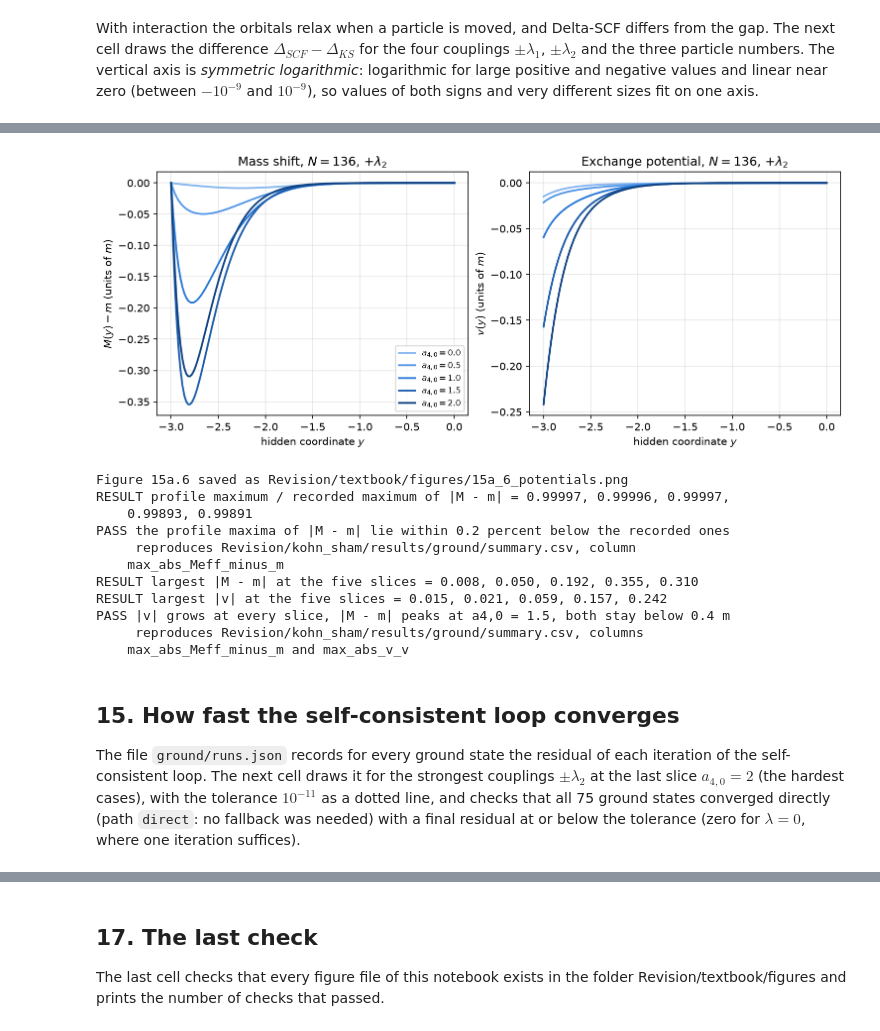
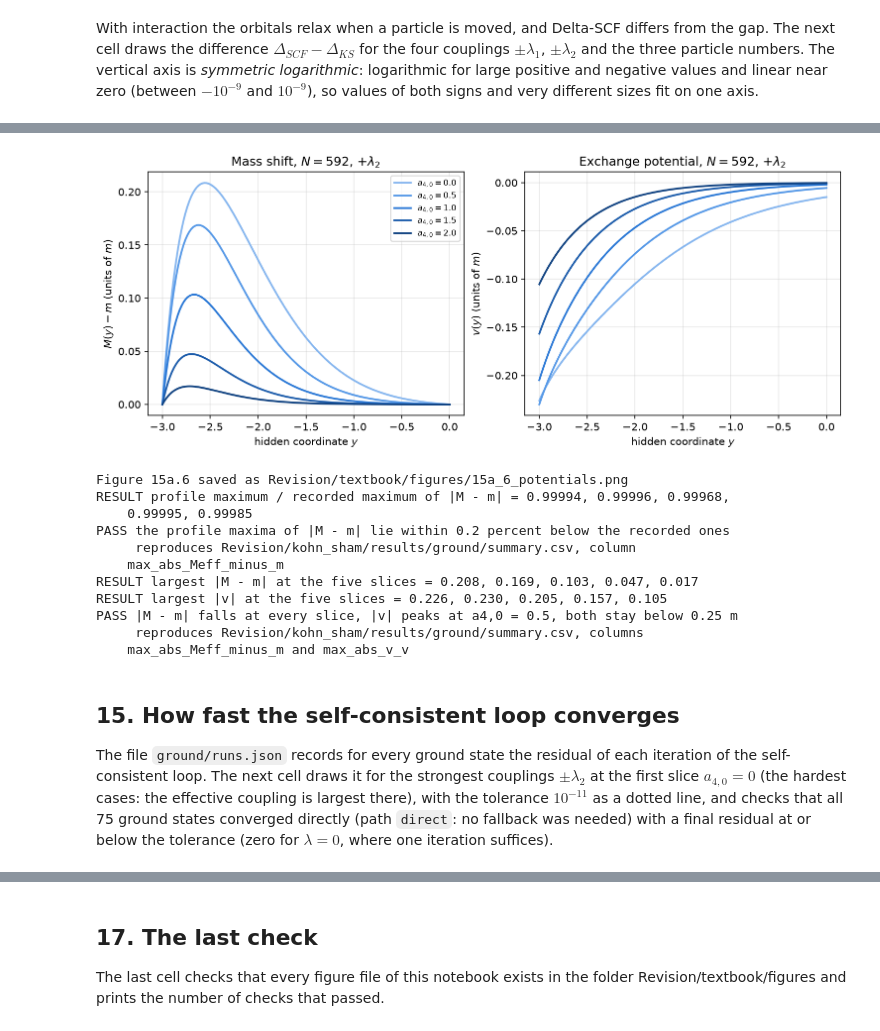
Before and after one commit to once-ere/Dirac_claude, a Jupyter notebook: Revision/textbook/notebooks/15a_canonical_matrix.ipynb, the cells around one changed output, grey strips where cells are left out. Cells and saved outputs as stored; diff of their text form; code cells hidden in the pictures.

```diff
--- a/Revision/textbook/notebooks/15a_canonical_matrix.ipynb
+++ b/Revision/textbook/notebooks/15a_canonical_matrix.ipynb
@@ -1250,7 +1329,7 @@ both signs and very different sizes fit on one axis.
 # %%
 fig, axes = plt.subplots(1, 3, figsize=(10.0, 3.8), sharey=True,
                          layout="constrained")
-for ax, n in zip(axes, (8, 136, 688)):
+for ax, n in zip(axes, (8, 592, 2352)):
     for colour, tag, label in zip(PALETTE, ("lamp1", "lamm1", "lamp2", "lamm2"),
                                   ("$+\\lambda_1$", "$-\\lambda_1$", "$+\\lambda_2$",
                                    "$-\\lambda_2$")):
@@ -1264,18 +1343,22 @@ axes[0].set_ylabel("$\\Delta_{SCF} - \\Delta_{KS}$ (units of $m$)")
 axes[0].legend(fontsize=8)
 largest_id = max(excited, key=lambda i: abs(float(excited[i]["delta_SCF_minus_gap"])))
 largest_relax = abs(float(excited[largest_id]["delta_SCF_minus_gap"]))
-mantissa, power = f"{largest_relax:.1e}".split("e")  # e.g. "5.5", "-04"
+second = sorted(abs(float(row["delta_SCF_minus_gap"])) for row in excited.values())[-2]
+mantissa, power = f"{largest_relax:.1e}".split("e")  # e.g. "6.3", "-04"
 save_figure(fig, "delta_scf",
             "Orbital relaxation: the Delta-SCF excitation energy minus the Kohn-Sham "
             "gap (vertical axis, symmetric logarithmic, units of $m$) for the "
             "couplings $\\pm\\lambda_1$ and $\\pm\\lambda_2$ at the five slices "
-            "(horizontal axis), for $N = 8$, $136$ and $688$. It is small everywhere; "
+            "(horizontal axis), for $N = 8$, $592$ and $2352$. It is small everywhere; "
             f"it is largest, ${mantissa} \\times 10^{{{int(power)}}}\\,m$, for "
-            "$N = 688$ with $+\\lambda_2$ at $a_{4,0} = 0$, where the lowest empty "
-            "level is a bulk level at $k = 0$.")
+            "$N = 2352$ with $+\\lambda_1$ at $a_{4,0} = 0$, the one state whose "
+            "lowest empty level is the bulk edge, a level at $k = 0$ whose orbital "
+            "fills the whole interval.")
 report("largest |Delta-SCF - gap| over the 75 states",
        f"{largest_relax:.3e} ({largest_id})")
-check(largest_id == "N688_lamp2_a00",
-      "the largest relaxation belongs to N = 688, +lambda_2, a4,0 = 0 (the caption)")
+report("second largest |Delta-SCF - gap|", f"{second:.1e}")
+check(largest_id == "N2352_lamp1_a00"
+      and excited[largest_id]["particle_levels"] == "0:-1:odd:0;0:+1:odd:0",
+      "the largest relaxation belongs to N = 2352, +lambda_1, a4,0 = 0 (the caption)")
 check(largest_relax < 1e-3, "the orbital relaxation is below 0.001 m in every state")
 # %% [output]
@@ -1442,58 +1534,59 @@ is smaller by a little, at most 0.2 percent.
 # %%
 fig, (left, right) = plt.subplots(1, 2, figsize=(10.0, 4.0), layout="constrained")
 ratios = []  # profile maximum / recorded maximum, one per slice
 for shade, a4 in zip(SLICE_SHADES, SLICES):
-    prof = read_profile(136, "lamp2", a4)
+    prof = read_profile(592, "lamp2", a4)
     left.plot(prof["y"], prof["M_eff"] - 1.0, color=shade, lw=1.8,
               label=f"$a_{{4,0}} = {a4}$")
     right.plot(prof["y"], prof["v_v"], color=shade, lw=1.8)
-    recorded = float(ground[state_id(136, "lamp2", a4)]["max_abs_Meff_minus_m"])
+    recorded = float(ground[state_id(592, "lamp2", a4)]["max_abs_Meff_minus_m"])
     ratios.append(float(np.max(np.abs(prof["M_eff"] - 1.0))) / recorded)
 left.set_xlabel("hidden coordinate $y$")
 left.set_ylabel("$M(y) - m$ (units of $m$)")
-left.set_title("Mass shift, $N = 136$, $+\\lambda_2$")
+left.set_title("Mass shift, $N = 592$, $+\\lambda_2$")
 left.legend(fontsize=8)
 right.set_xlabel("hidden coordinate $y$")
 right.set_ylabel("$v(y)$ (units of $m$)")
-right.set_title("Exchange potential, $N = 136$, $+\\lambda_2$")
-m_max = [float(ground[state_id(136, "lamp2", a4)]["max_abs_Meff_minus_m"])
+right.set_title("Exchange potential, $N = 592$, $+\\lambda_2$")
+m_max = [float(ground[state_id(592, "lamp2", a4)]["max_abs_Meff_minus_m"])
          for a4 in SLICES]  # the solver's largest |M - m| at each slice
-v_max = [float(ground[state_id(136, "lamp2", a4)]["max_abs_v_v"]) for a4 in SLICES]
-peak = int(np.argmax(m_max))  # the slice where |M - m| is largest
+v_max = [float(ground[state_id(592, "lamp2", a4)]["max_abs_v_v"]) for a4 in SLICES]
+peak = int(np.argmax(v_max))  # the slice where |v| is largest
 save_figure(fig, "potentials",
             "The self-consistent mass shift $M(y) - m$ (left) and potential $v(y)$ "
-            "(right), vertical axes in units of $m$, of $N = 136$ with the repulsive "
+            "(right), vertical axes in units of $m$, of $N = 592$ with the repulsive "
             "coupling $+\\lambda_2$ at the five slices (light blue: $a_{4,0} = 0$, "
             "dark blue: $a_{4,0} = 2$) against the hidden coordinate $y$. Both are "
-            "concentrated in the tip region and become much larger along the "
-            f"history: the largest $|M - m|$ grows from ${m_max[0]:.3f}\\,m$ at "
-            f"$a_{{4,0}} = 0$ to ${m_max[peak]:.3f}\\,m$ at "
-            f"$a_{{4,0}} = {SLICES[peak]}$ (${m_max[-1]:.3f}\\,m$ at "
-            f"$a_{{4,0}} = 2$), the largest $|v|$ from ${v_max[0]:.3f}\\,m$ to "
-            f"${v_max[-1]:.3f}\\,m$; both stay below $0.4\\,m$.")
+            "concentrated in the tip region and become smaller along the history, "
+            "as the growing cell dilutes the densities: the largest $|M - m|$ falls "
+            f"from ${m_max[0]:.3f}\\,m$ at $a_{{4,0}} = 0$ to ${m_max[-1]:.3f}\\,m$ at "
+            f"$a_{{4,0}} = 2$, the largest $|v|$ from ${v_max[peak]:.3f}\\,m$ at "
+            f"$a_{{4,0}} = {SLICES[peak]}$ to ${v_max[-1]:.3f}\\,m$; both stay below "
+            "$0.25\\,m$.")
 report("profile maximum / recorded maximum of |M - m|",
        ", ".join(f"{r:.5f}" for r in ratios))
 check(all(0.998 <= r <= 1.0 + 1e-12 for r in ratios),
       "the profile maxima of |M - m| lie within 0.2 percent below the recorded ones",
       record=f"{RECORD_RESULTS}/ground/summary.csv, column max_abs_Meff_minus_m")
 report("largest |M - m| at the five slices", ", ".join(f"{v:.3f}" for v in m_max))
 report("largest |v| at the five slices", ", ".join(f"{v:.3f}" for v in v_max))
-check(all(v_max[i + 1] > v_max[i] for i in range(4)) and SLICES[peak] == 1.5
-      and max(m_max + v_max) < 0.4,
-      "|v| grows at every slice, |M - m| peaks at a4,0 = 1.5, both stay below 0.4 m",
+check(all(m_max[i + 1] < m_max[i] for i in range(4)) and SLICES[peak] == 0.5
+      and all(v_max[i + 1] < v_max[i] for i in range(1, 4))
+      and max(m_max + v_max) < 0.25,
+      "|M - m| falls at every slice, |v| peaks at a4,0 = 0.5, both stay below 0.25 m",
       record=f"{RECORD_RESULTS}/ground/summary.csv, columns max_abs_Meff_minus_m "
              "and max_abs_v_v")
 # %% [output]
-[figure, old version]
+[figure, new version]
 Figure 15a.6 saved as Revision/textbook/figures/15a_6_potentials.png
-RESULT profile maximum / recorded maximum of |M - m| = 0.99997, 0.99996, 0.99997,
-    0.99893, 0.99891
+RESULT profile maximum / recorded maximum of |M - m| = 0.99994, 0.99996, 0.99968,
+    0.99995, 0.99985
 PASS the profile maxima of |M - m| lie within 0.2 percent below the recorded ones
      reproduces Revision/kohn_sham/results/ground/summary.csv, column
     max_abs_Meff_minus_m
-RESULT largest |M - m| at the five slices = 0.008, 0.050, 0.192, 0.355, 0.310
-RESULT largest |v| at the five slices = 0.015, 0.021, 0.059, 0.157, 0.242
-PASS |v| grows at every slice, |M - m| peaks at a4,0 = 1.5, both stay below 0.4 m
+RESULT largest |M - m| at the five slices = 0.208, 0.169, 0.103, 0.047, 0.017
+RESULT largest |v| at the five slices = 0.226, 0.230, 0.205, 0.157, 0.105
+PASS |M - m| falls at every slice, |v| peaks at a4,0 = 0.5, both stay below 0.25 m
      reproduces Revision/kohn_sham/results/ground/summary.csv, columns
     max_abs_Meff_minus_m and max_abs_v_v
 # %% [markdown]
@@ -1501,8 +1594,9 @@ PASS |v| grows at every slice, |M - m| peaks at a4,0 = 1.5, both stay below 0.4
 
 The file `ground/runs.json` records for every ground state the residual of each
 iteration of the self-consistent loop. The next cell draws it for the strongest
-couplings $\pm\lambda_2$ at the last slice $a_{4,0} = 2$ (the hardest cases), with
-the tolerance $10^{-11}$ as a dotted line, and checks that all 75 ground states
-converged directly (path `direct`: no fallback was needed) with a final residual at
-or below the tolerance (zero for $\lambda = 0$, where one iteration suffices).
+couplings $\pm\lambda_2$ at the first slice $a_{4,0} = 0$ (the hardest cases: the
+effective coupling is largest there), with the tolerance $10^{-11}$ as a dotted
+line, and checks that all 75 ground states converged directly (path `direct`: no
+fallback was needed) with a final residual at or below the tolerance (zero for
+$\lambda = 0$, where one iteration suffices).
 # %%
```
Also changed, not shown: parts of 30 cells of this notebook, 53 other files.
